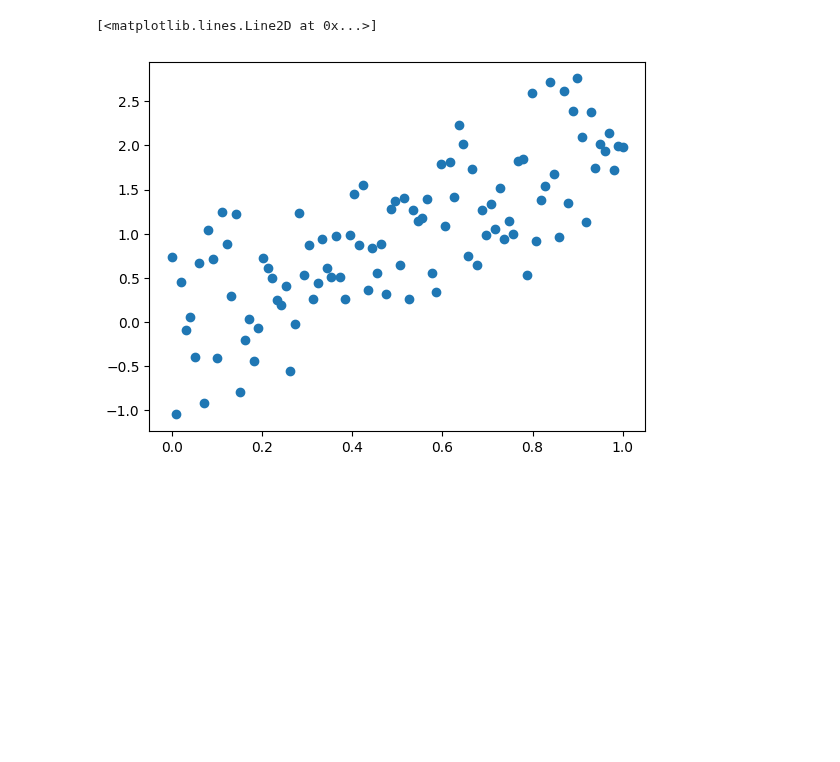
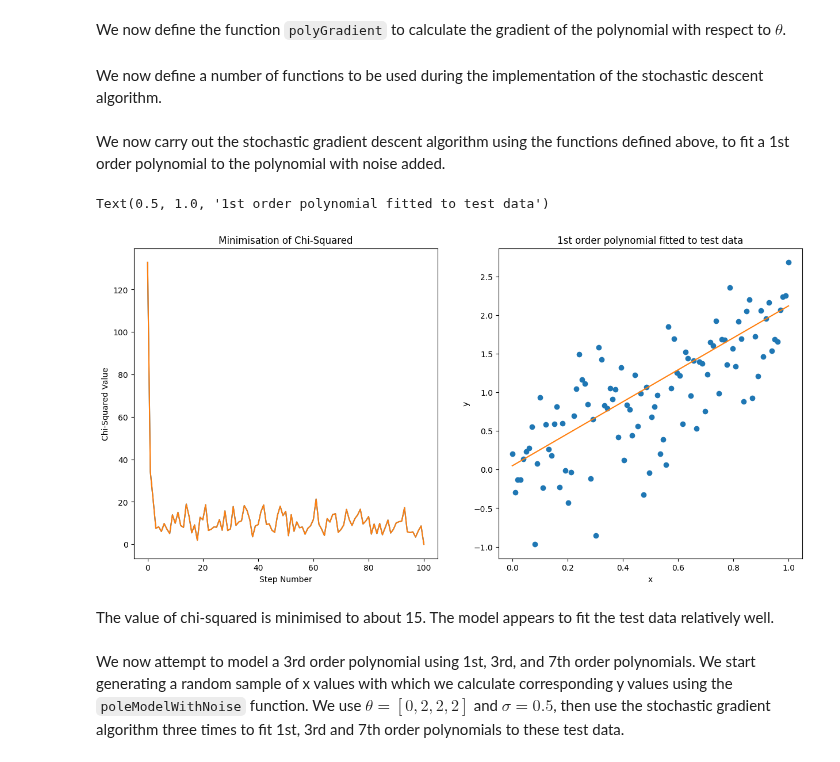
Before and after one commit to rhtweedie/ml_assignments, a Jupyter notebook: CurveFitting.ipynb, the cells around one changed output. Drawn from its saved outputs; the diff is of its cells as text; code cells hidden in the pictures; blank space fills up the shorter version.

```diff
--- a/CurveFitting.ipynb
+++ b/CurveFitting.ipynb
@@ -32,0 +67,23 @@ def polyModelWithNoise(x, theta, sigma):
+# %% [markdown]
+We now define the function `polyGradient` to calculate the gradient of the polynomial with respect to $\theta$.
+# %%
+def polyGradient(x, theta):
+    """
+    Returns the gradient of the nth order polynomial function with respect to theta.
+
+    Args:
+        x: a numpy array of x values
+        theta: a list of [theta_1, ... , theta_n], parameters of the polynomial
+
+    Returns:
+        An n-dimensional array of the derivitives of each theta term in the polynomial, for each value of x
+    """
+
+    derivs = zeros((len(theta), len(x)))
+    for i in range(len(theta)):
+        for j in range(len(x)):
+            derivs[i,j] = (x[j] ** i)
+
+    return derivs
+# %% [markdown]
+We now define a number of functions to be used during the implementation of the stochastic descent algorithm.
@@ -33,11 +165,45 @@ def polyModelWithNoise(x, theta, sigma):
+# %% [markdown]
+We now carry out the stochastic gradient descent algorithm using the functions defined above, to fit a 1st order polynomial to the polynomial with noise added.
+# %%
+# Implement stochastic gradient descent algorithm to fit a first order polynomial
+
+NUM_STEPS = 100
+START_THETA = [-1, 0.5]
+TRUE_THETA_1 = [0, 2]
+TRUE_SIGMA = 0.5
+ETA = 0.5
+
+# fit first order polynomial
+theta_pol_1, chi_sq_pol_1 = stochastic_grad_desc(NUM_STEPS, START_THETA, TRUE_THETA_1, TRUE_SIGMA, ETA)
+
+fig, ax = plt.subplots(1, 2, figsize = [15, 7])
+
+# plot convergence of chi_sq to minimum
+ax[0].plot(range(len(chi_sq_pol_1)), chi_sq_pol_1)
+ax[0].set_xlabel('Step Number')
+ax[0].set_ylabel('Chi-Squared Value')
+ax[0].set_title('Minimisation of Chi-Squared')
+
+# calculate the y values given theta calculated from minimising the chi-sq value
+final_theta = theta_pol_1[-1]
+y_final = polyModelWithNoise(data_x_1, final_theta, 0)
+
+# plot test data and model
+ax[1].plot(data_x_1, data_y_1, 'o')
+ax[1].plot(data_x_1, y_final)
+ax[1].set_xlabel('x')
+ax[1].set_ylabel('y')
+ax[1].set_title('1st order polynomial fitted to test data')
+# %% [output]
+Text(0.5, 1.0, '1st order polynomial fitted to test data')
+[figure, added]
+# %% [markdown]
+The value of chi-squared is minimised to about 15. The model appears to fit the test data relatively well.
+# %% [markdown]
+We now attempt to model a 3rd order polynomial using 1st, 3rd, and 7th order polynomials. We start generating a random sample of x values with which we calculate corresponding y values using the `poleModelWithNoise` function. We use $\theta = [0, 2, 2, 2]$ and $\sigma = 0.5$, then use the stochastic gradient algorithm three times to fit 1st, 3rd and 7th order polynomials to these test data.
 # %%
-data_x = np.linspace(0, 1, 100)
-theta = [0, 2]
+# calculate a random sample of linearly spaced x values, and their corresponding y values
+data_x_3 = np.linspace(-0.5, 1.5, 100)
+theta = [0, 2, 2, 2]
 sigma = 0.5
-data_y = polyModelWithNoise(data_x, theta, sigma)
-
-fig, ax = plt.subplots()
-ax.plot(data_x, data_y, 'o')
+data_y = polyModelWithNoise(data_x_3, theta, sigma)
-# %% [output]
-[<matplotlib.lines.Line2D at 0x...>]
-[figure, removed]
```
Also changed, not shown: parts of 15 cells of this notebook.
